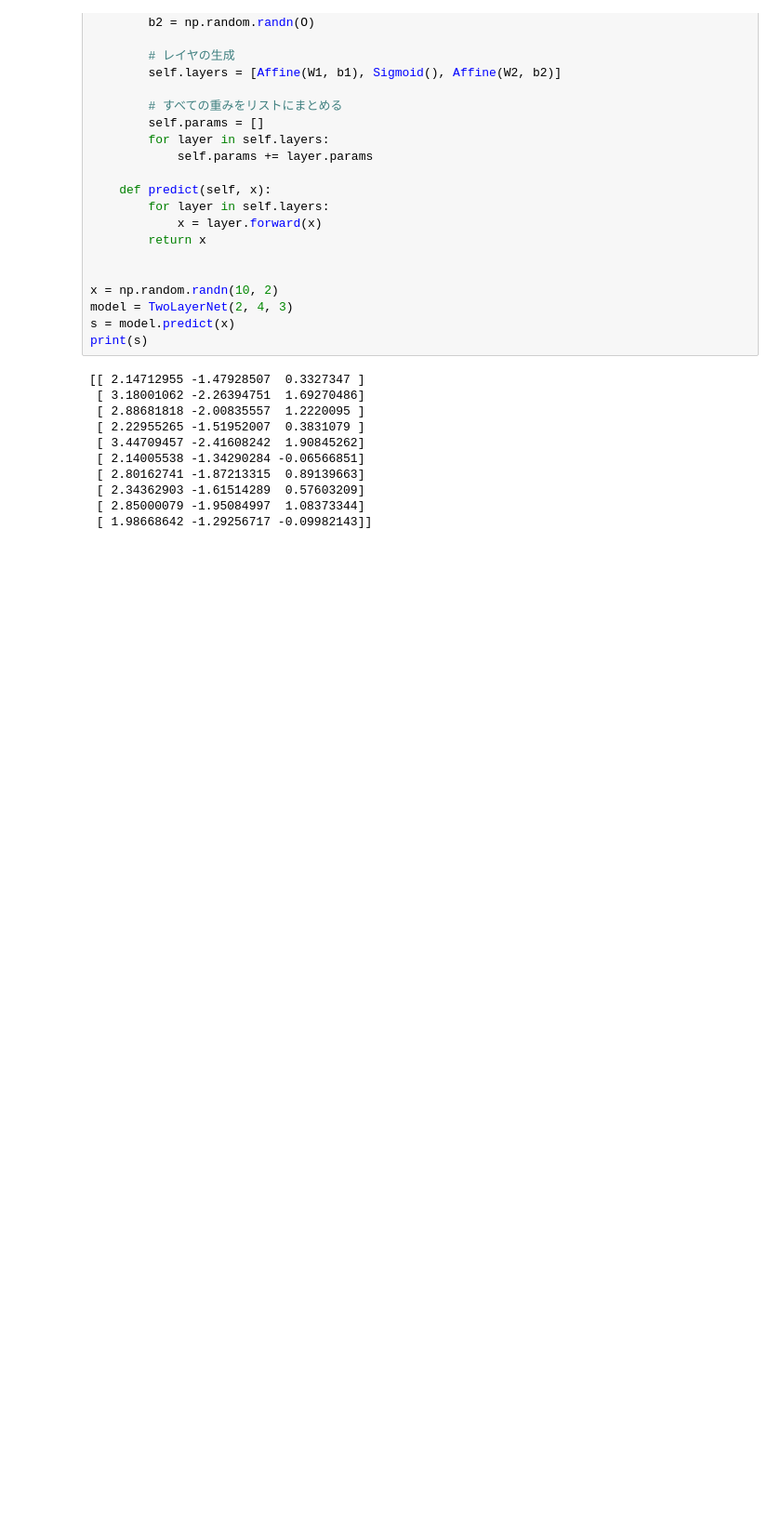
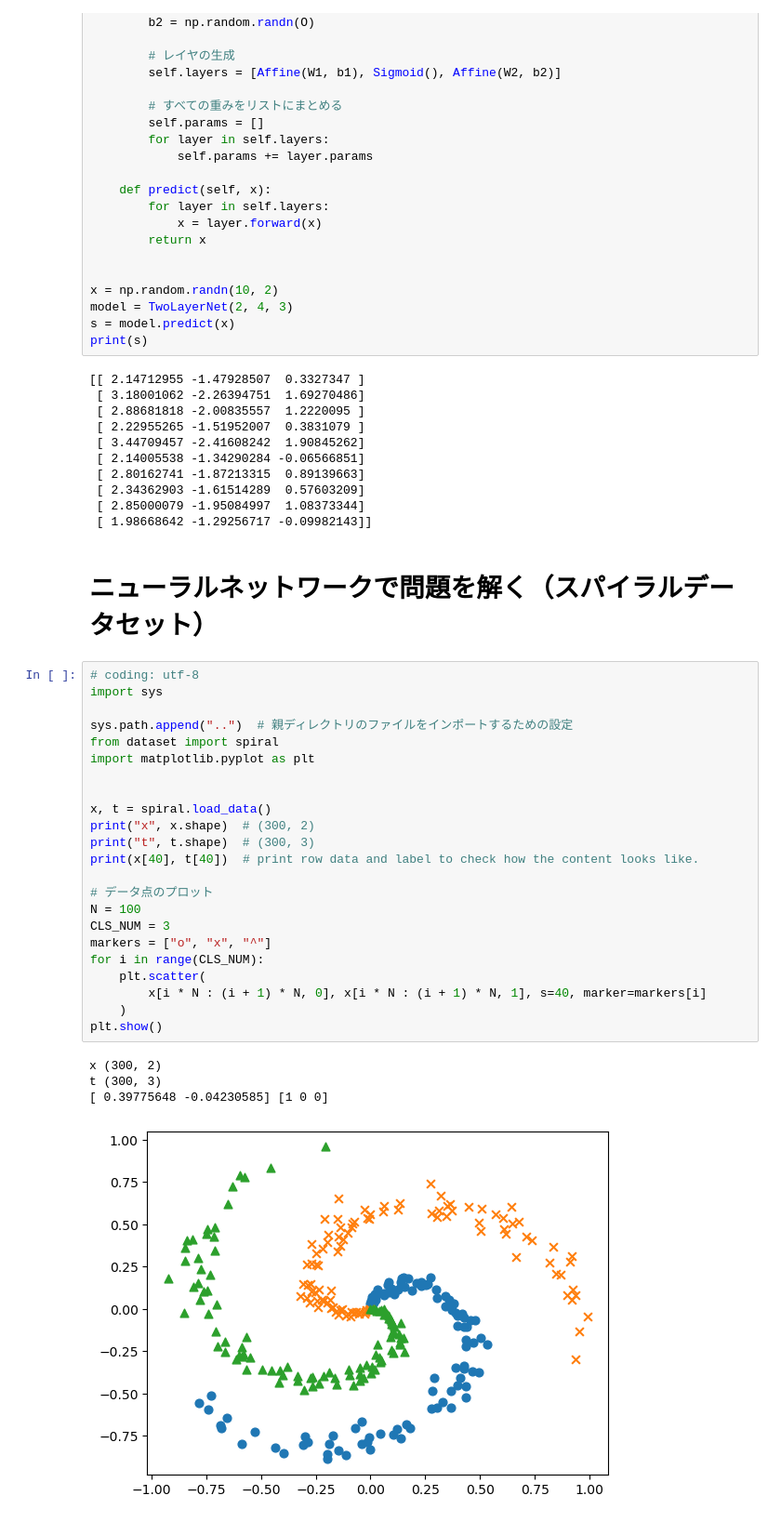
Before and after one commit to dan848484/deep-learning-from-scratch, a Jupyter notebook: deep-learning-2/chapter1/main.ipynb, the cells around one changed output. Shown: that part at 93% size. Saved outputs shown, nothing was run; the diff lists cells and outputs as text; blank space fills up the shorter version.

```diff
--- a/deep-learning-2/chapter1/main.ipynb
+++ b/deep-learning-2/chapter1/main.ipynb
@@ -60,3 +60,33 @@ print(s)
  [ 2.34362903 -1.61514289  0.57603209]
  [ 2.85000079 -1.95084997  1.08373344]
  [ 1.98668642 -1.29256717 -0.09982143]]
+# %% [markdown]
+# ニューラルネットワークで問題を解く（スパイラルデータセット）
+# %%
+# coding: utf-8
+import sys
+
+sys.path.append("..")  # 親ディレクトリのファイルをインポートするための設定
+from dataset import spiral
+import matplotlib.pyplot as plt
+
+
+x, t = spiral.load_data()
+print("x", x.shape)  # (300, 2)
+print("t", t.shape)  # (300, 3)
+print(x[40], t[40])  # print row data and label to check how the content looks like.
+
+# データ点のプロット
+N = 100
+CLS_NUM = 3
+markers = ["o", "x", "^"]
+for i in range(CLS_NUM):
+    plt.scatter(
+        x[i * N : (i + 1) * N, 0], x[i * N : (i + 1) * N, 1], s=40, marker=markers[i]
+    )
+plt.show()
+# %% [output]
+x (300, 2)
+t (300, 3)
+[ 0.39775648 -0.04230585] [1 0 0]
+[figure, added]
```
Also changed, not shown: parts of 2 cells of this notebook, 11 other files.
